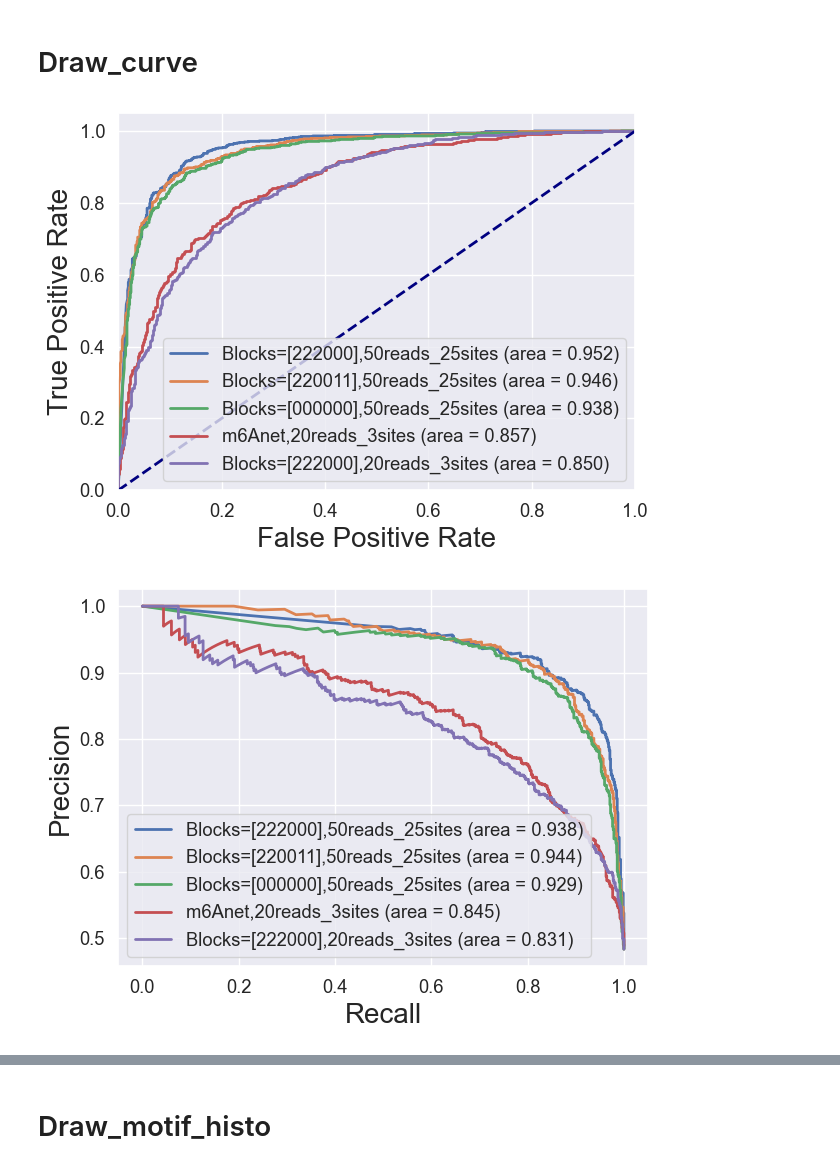
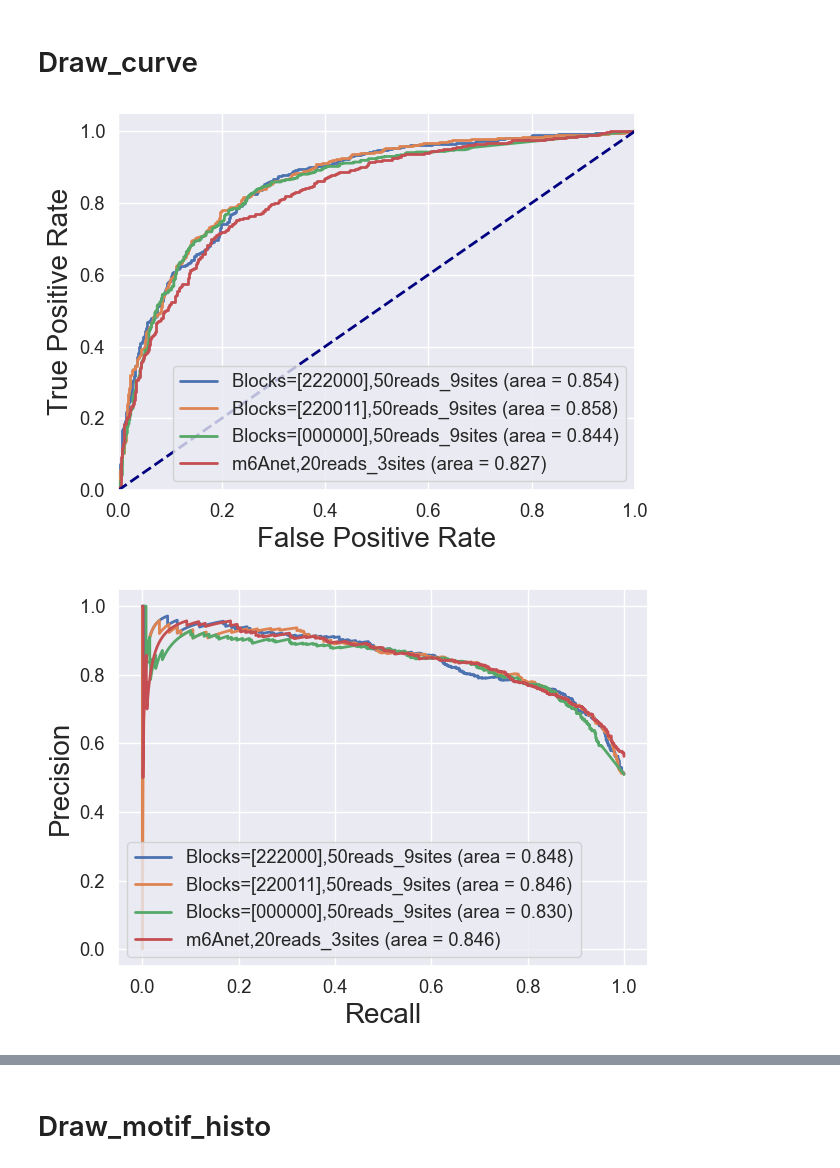
Before and after one commit to faded53222/NSWord, a Jupyter notebook: Draw_Graphs.ipynb, the cells around one changed output, grey strips where cells are left out. Cells and saved outputs as stored; diff of their text form; code cells hidden in the pictures.

```diff
--- a/Draw_Graphs.ipynb
+++ b/Draw_Graphs.ipynb
@@ -82,8 +89,8 @@ def draw_curve(label_pre_lis,s_name,no_dash_line=0):
     plt.savefig('./edata/Save_drawing/'+s_name+'_PR.pdf',bbox_inches='tight')
     plt.show()
 # %%
-draw_curve(['Blocks=[222000],50reads_25sites','Blocks=[220011],50reads_25sites','Blocks=[000000],50reads_25sites',\
-           'm6Anet,20reads_3sites','Blocks=[222000],20reads_3sites'],'main')
+draw_curve(['Blocks=[222000],50reads_9sites','Blocks=[220011],50reads_9sites','Blocks=[000000],50reads_9sites'\
+           ,'m6Anet,20reads_3sites'],'main')
 # %% [output]
-[figure, old version]
+[figure, new version]
-[figure, old version]
+[figure, new version]
```
Also changed, not shown: parts of 18 cells of this notebook, 2 other files.
